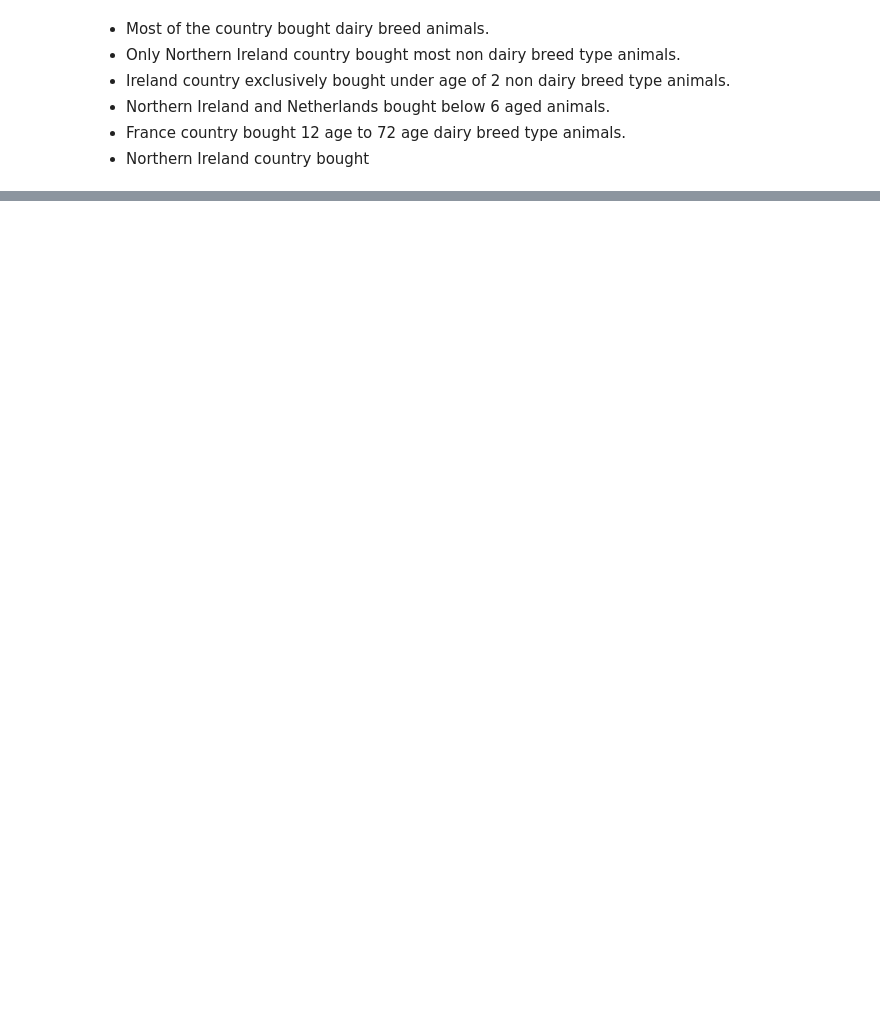
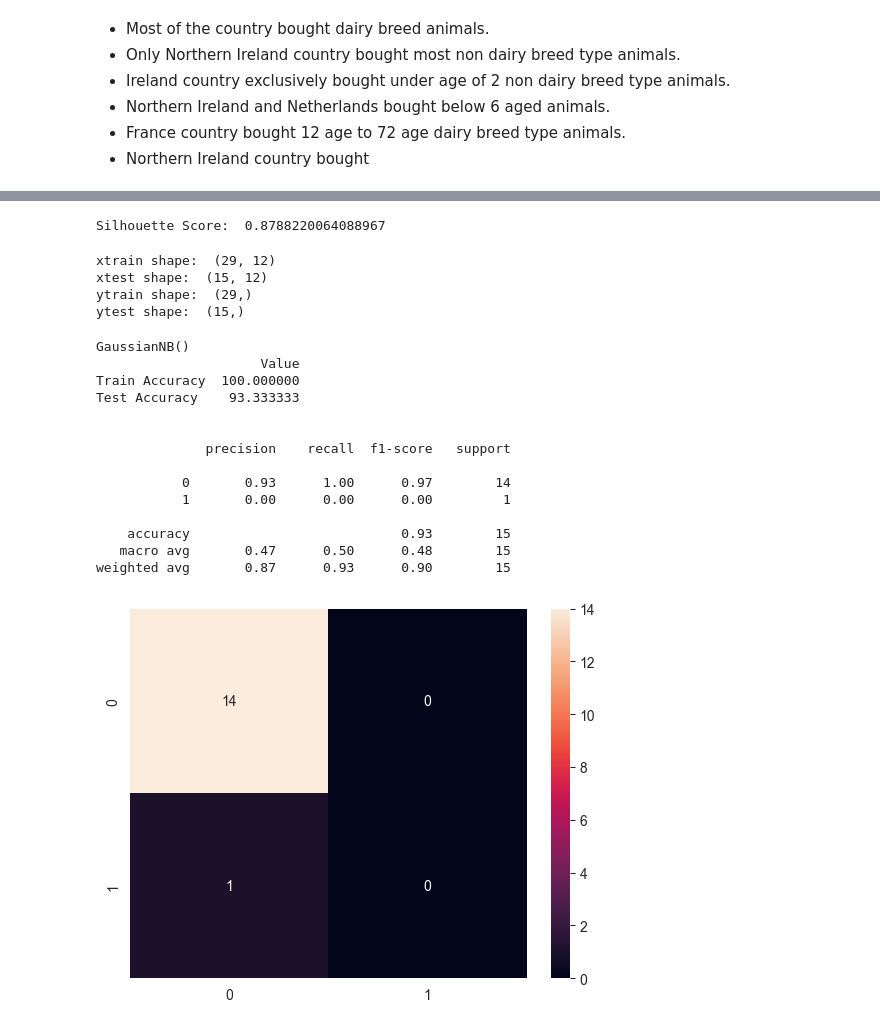
Before and after one commit to SwagAbyss/SwagML, a Jupyter notebook: Projects/Animals/animals.ipynb, the cells around one changed output, grey strips where cells are left out. Cells and saved outputs as stored; diff of their text form; code cells hidden in the pictures; blank space fills up the shorter version.

```diff
--- a/Projects/Animals/animals.ipynb
+++ b/Projects/Animals/animals.ipynb
@@ -224,0 +263,77 @@ fig.tight_layout()
+# %%
+from sklearn import metrics
+
+silhouette_score = metrics.silhouette_score(data, labels, metric='euclidean')
+print("Silhouette Score: ", silhouette_score)
+# %% [output]
+Silhouette Score:  0.8788220064088967
+# %%
+# Splitting the dataset into target and features
+x=data.iloc[:, 0:-1]
+y=data.iloc[:,-1]
+# %%
+# Splitting the data to train and test
+from sklearn.model_selection import train_test_split
+
+xtrain,xtest,ytrain,ytest=train_test_split(x, y, random_state=4, test_size=0.33, stratify=y)
+# %%
+print('xtrain shape: ', xtrain.shape)
+print('xtest shape: ', xtest.shape)
+print('ytrain shape: ', ytrain.shape)
+print('ytest shape: ',ytest.shape)
+# %% [output]
+xtrain shape:  (29, 12)
+xtest shape:  (15, 12)
+ytrain shape:  (29,)
+ytest shape:  (15,)
+# %%
+# building the model
+
+from sklearn.naive_bayes import GaussianNB, MultinomialNB, BernoulliNB
+from sklearn.linear_model import LogisticRegression
+from sklearn.metrics import accuracy_score,confusion_matrix,classification_report
+
+def select_model_predict(model):
+
+    # Training the model
+    model.fit(xtrain, ytrain)
+    ypred = model.predict(xtest)
+
+    #Checking Bias-variance tradeoff
+    train_accuracy = model.score(xtrain, ytrain)
+    test_accuracy = model.score(xtest, ytest)
+
+    #Converting Accuracy score into dataframe
+    dataframe = pd.DataFrame(
+        [train_accuracy*100, test_accuracy*100],
+        index=['Train Accuracy', 'Test Accuracy'],
+        columns=['Value'])
+    print(model)
+    print(dataframe)
+    print('\n')
+
+    sns.heatmap(confusion_matrix(ytest, ypred), annot=True)
+
+    # Classification Report for the model
+    report = classification_report(ytest, ypred)
+    print(report)
+
+    return model
+# %%
+gnb = select_model_predict(GaussianNB())
+# %% [output]
+GaussianNB()
+                     Value
+Train Accuracy  100.000000
+Test Accuracy    93.333333
+
+
+              precision    recall  f1-score   support
+
+           0       0.93      1.00      0.97        14
+           1       0.00      0.00      0.00         1
+
+    accuracy                           0.93        15
+   macro avg       0.47      0.50      0.48        15
+weighted avg       0.87      0.93      0.90        15
+[figure, added]
```
Also changed, not shown: parts of 13 cells of this notebook.
